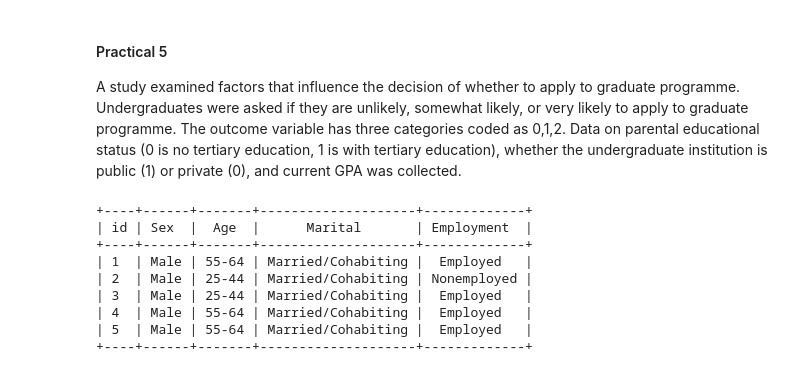
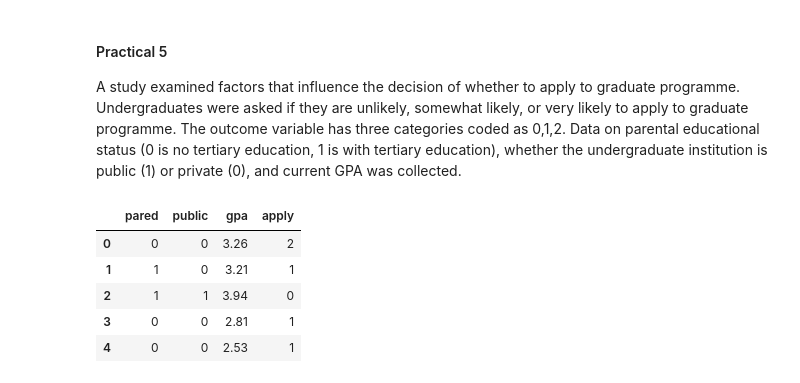
Before and after one commit to WH0102/7046_mphd, a Jupyter notebook: practical_5/practical5.ipynb, the cells around one changed output. Saved outputs shown, nothing was run; the diff lists cells and outputs as text; code cells hidden in the pictures.

```diff
--- a/practical_5/practical5.ipynb
+++ b/practical_5/practical5.ipynb
@@ -10,20 +10,32 @@ The model assumes that the relationship between the predictor variables and the
 
 A study examined factors that influence the decision of whether to apply to graduate programme.  Undergraduates were asked if they are unlikely, somewhat likely, or very likely to apply to graduate programme. The outcome variable has three categories coded as 0,1,2. Data on parental educational status (0 is no tertiary education, 1 is with tertiary education), whether the undergraduate institution is public (1) or private (0), and current GPA was collected.
 # %%
+import sys
+import os
+sys.path.append(os.path.dirname(os.getcwd()))
+
 import pandas as pd
+import wh0102 as mphd
+
+data_dictionary = {
+    "apply":{0:"unlikely",
+             1:"somewhat_likely",
+             2:"very_likely"},
+    "pared":{0:"no_tertiary_education",
+             1:"with_tertiary_education"},
+    "public":{0:"private",
+              1:"public"}
+}
 
 # Load the dataset into a DataFrame
-grad = pd.read_csv("open.csv")
+grad = pd.read_csv("grad.csv")
 
 # Display the first few rows of the DataFrame to verify that the data is loaded correctly
-print(grad.head().to_markdown(tablefmt = "pretty", index = False))
+grad.head()
 # %% [output]
-+----+------+-------+--------------------+-------------+
-| id | Sex  |  Age  |      Marital       | Employment  |
-+----+------+-------+--------------------+-------------+
-| 1  | Male | 55-64 | Married/Cohabiting |  Employed   |
-| 2  | Male | 25-44 | Married/Cohabiting | Nonemployed |
-| 3  | Male | 25-44 | Married/Cohabiting |  Employed   |
-| 4  | Male | 55-64 | Married/Cohabiting |  Employed   |
-| 5  | Male | 55-64 | Married/Cohabiting |  Employed   |
-+----+------+-------+--------------------+-------------+
+|  | pared | public | gpa | apply |
+| 0 | 0 | 0 | 3.26 | 2 |
+| 1 | 1 | 0 | 3.21 | 1 |
+| 2 | 1 | 1 | 3.94 | 0 |
+| 3 | 0 | 0 | 2.81 | 1 |
+| 4 | 0 | 0 | 2.53 | 1 |
```
Also changed, not shown: parts of 9 cells of this notebook, 13 other files.
